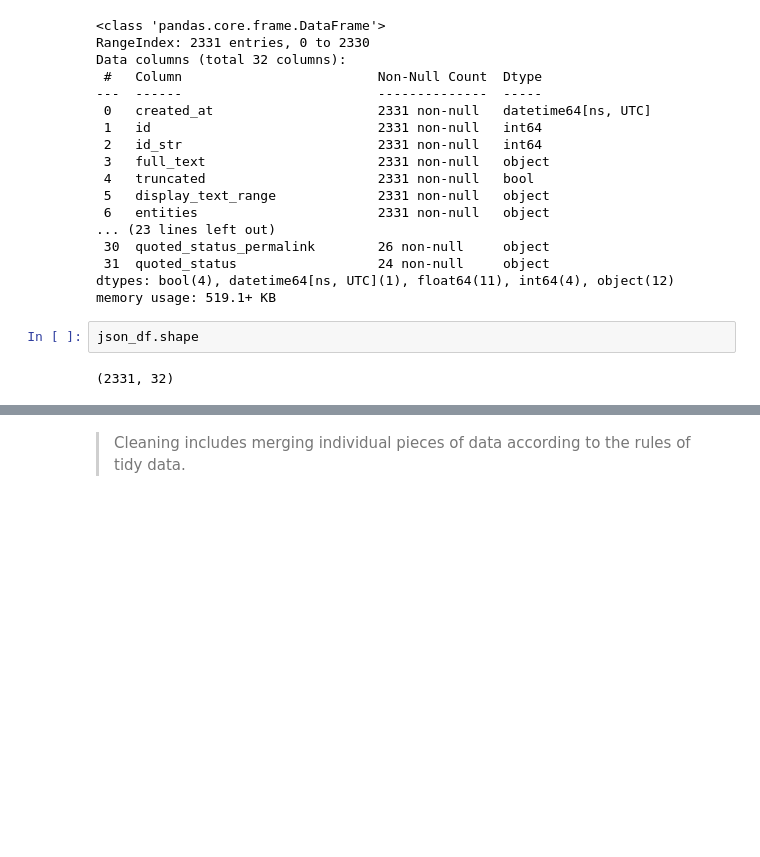
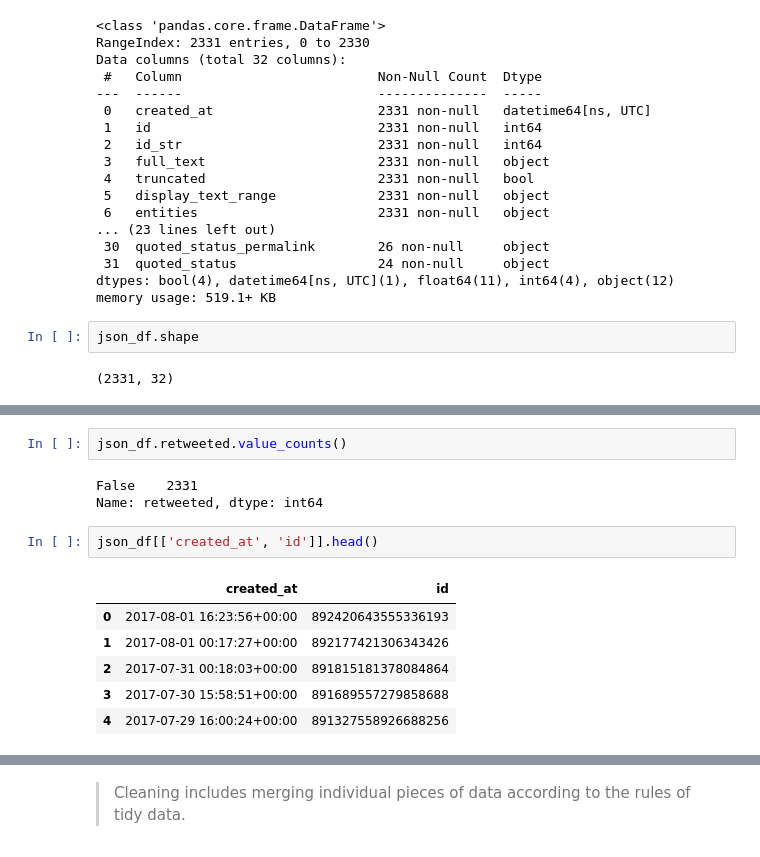
Before and after one commit to omendezmorales/Project4, a Jupyter notebook: wrangle_act.ipynb, the cells around one changed output, grey strips where cells are left out. Cells and saved outputs as stored; diff of their text form; blank space fills up the shorter version.

```diff
--- a/wrangle_act.ipynb
+++ b/wrangle_act.ipynb
@@ -99,0 +283,14 @@ img_predictions_df.sample(3)
+# %%
+json_df.retweeted.value_counts()
+# %% [output]
+False    2331
+Name: retweeted, dtype: int64
+# %%
+json_df[['created_at', 'id']].head()
+# %% [output]
+|  | created_at | id |
+| 0 | 2017-08-01 16:23:56+00:00 | 892420643555336193 |
+| 1 | 2017-08-01 00:17:27+00:00 | 892177421306343426 |
+| 2 | 2017-07-31 00:18:03+00:00 | 891815181378084864 |
+| 3 | 2017-07-30 15:58:51+00:00 | 891689557279858688 |
+| 4 | 2017-07-29 16:00:24+00:00 | 891327558926688256 |
```
Also changed, not shown: parts of 36 cells of this notebook, 2 other files.
